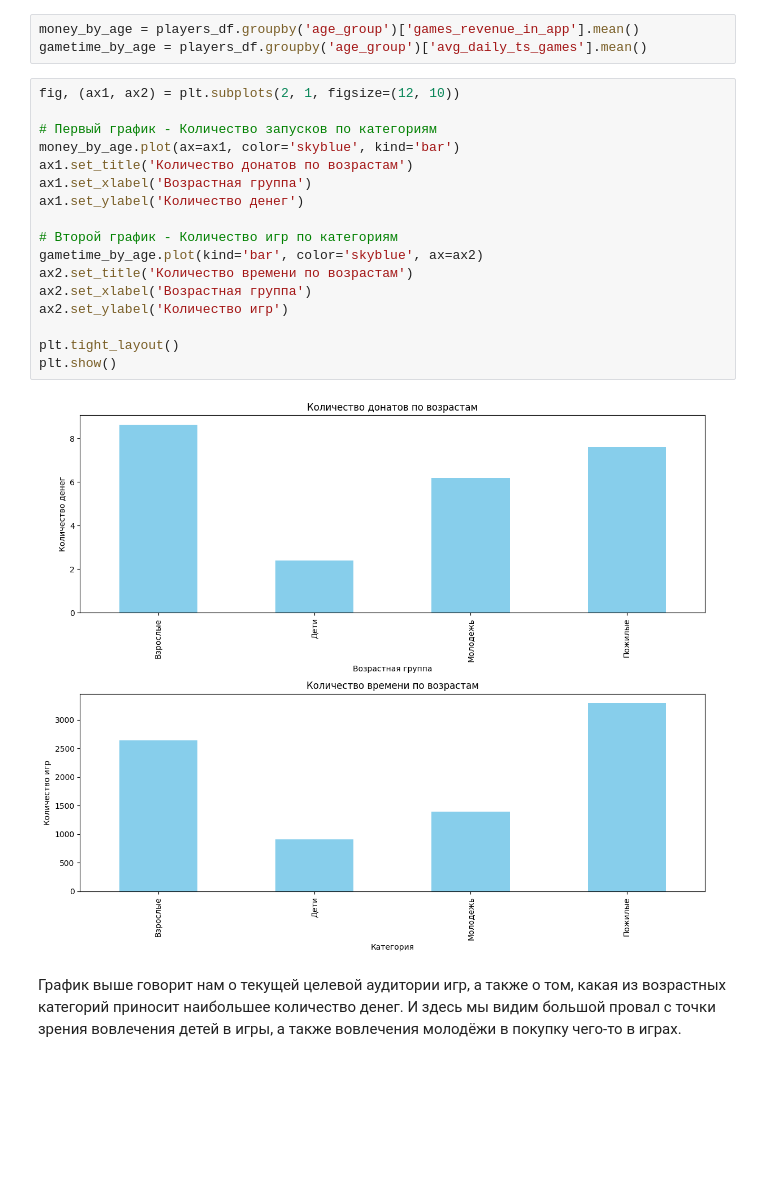
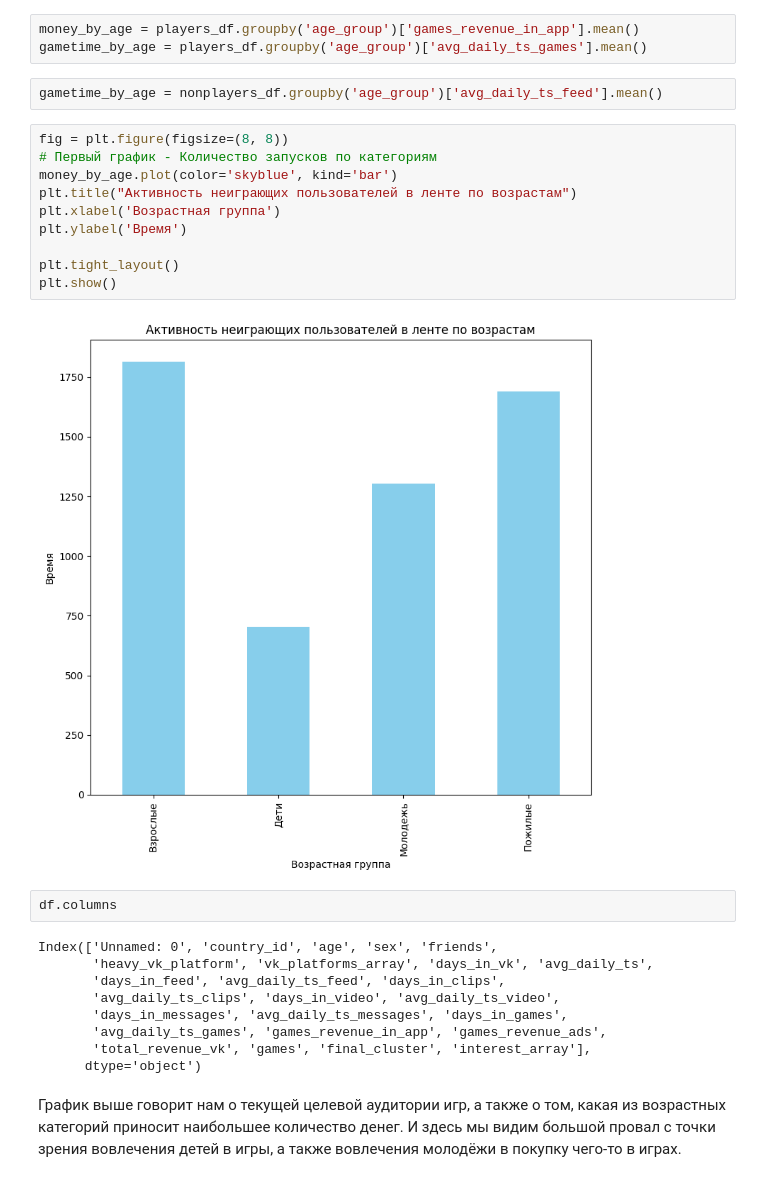
Before and after one commit to RoKivals/VKGamesCASE, a Jupyter notebook: Untitled-1.ipynb, the cells around one changed output. Cells and saved outputs as stored; diff of their text form; blank space fills up the shorter version.

```diff
--- a/Untitled-1.ipynb
+++ b/Untitled-1.ipynb
@@ -85,25 +84,31 @@ plt.show()
 # %%
 money_by_age = players_df.groupby('age_group')['games_revenue_in_app'].mean()
 gametime_by_age = players_df.groupby('age_group')['avg_daily_ts_games'].mean()
-# %%
-fig, (ax1, ax2) = plt.subplots(2, 1, figsize=(12, 10))
-
-# Первый график - Количество запусков по категориям
-money_by_age.plot(ax=ax1, color='skyblue', kind='bar')
-ax1.set_title('Количество донатов по возрастам')
-ax1.set_xlabel('Возрастная группа')
-ax1.set_ylabel('Количество денег')
-
-# Второй график - Количество игр по категориям
-gametime_by_age.plot(kind='bar', color='skyblue', ax=ax2)
-ax2.set_title('Количество времени по возрастам')
-ax2.set_xlabel('Возрастная группа')
-ax2.set_ylabel('Количество игр')
-
-plt.tight_layout()
-plt.show()
-# %% [output]
-[figure, removed]
+# %%
+gametime_by_age = nonplayers_df.groupby('age_group')['avg_daily_ts_feed'].mean()
+# %%
+fig = plt.figure(figsize=(8, 8))
+# Первый график - Количество запусков по категориям
+money_by_age.plot(color='skyblue', kind='bar')
+plt.title("Активность неиграющих пользователей в ленте по возрастам")
+plt.xlabel('Возрастная группа')
+plt.ylabel('Время')
+
+plt.tight_layout()
+plt.show()
+# %% [output]
+[figure, added]
+# %%
+df.columns
+# %% [output]
+Index(['Unnamed: 0', 'country_id', 'age', 'sex', 'friends',
+       'heavy_vk_platform', 'vk_platforms_array', 'days_in_vk', 'avg_daily_ts',
+       'days_in_feed', 'avg_daily_ts_feed', 'days_in_clips',
+       'avg_daily_ts_clips', 'days_in_video', 'avg_daily_ts_video',
+       'days_in_messages', 'avg_daily_ts_messages', 'days_in_games',
+       'avg_daily_ts_games', 'games_revenue_in_app', 'games_revenue_ads',
+       'total_revenue_vk', 'games', 'final_cluster', 'interest_array'],
+      dtype='object')
 # %% [markdown]
 График выше говорит нам о текущей целевой аудитории игр, а также о том, какая из возрастных категорий приносит наибольшее количество денег.
 И здесь мы видим большой провал с точки зрения вовлечения детей в игры, а также вовлечения молодёжи в покупку чего-то в играх.
```
Also changed, not shown: parts of 1 cell of this notebook, 1 other file.
